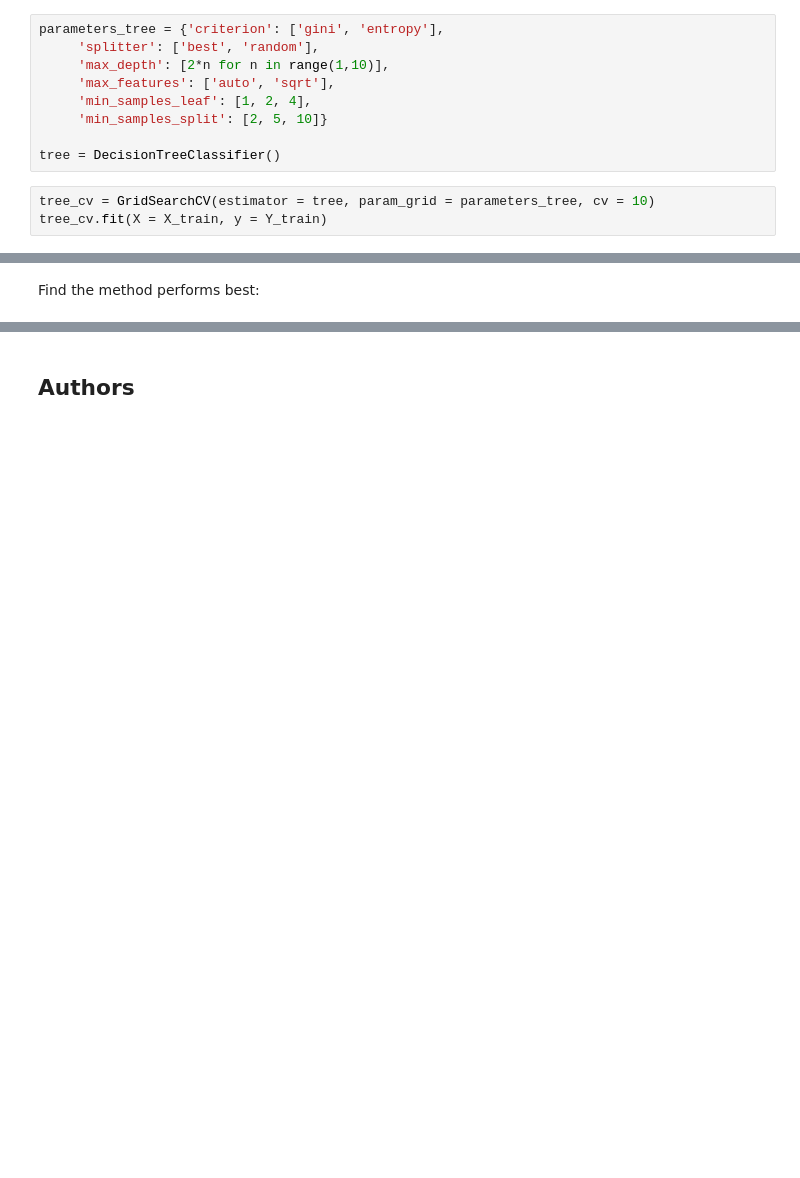
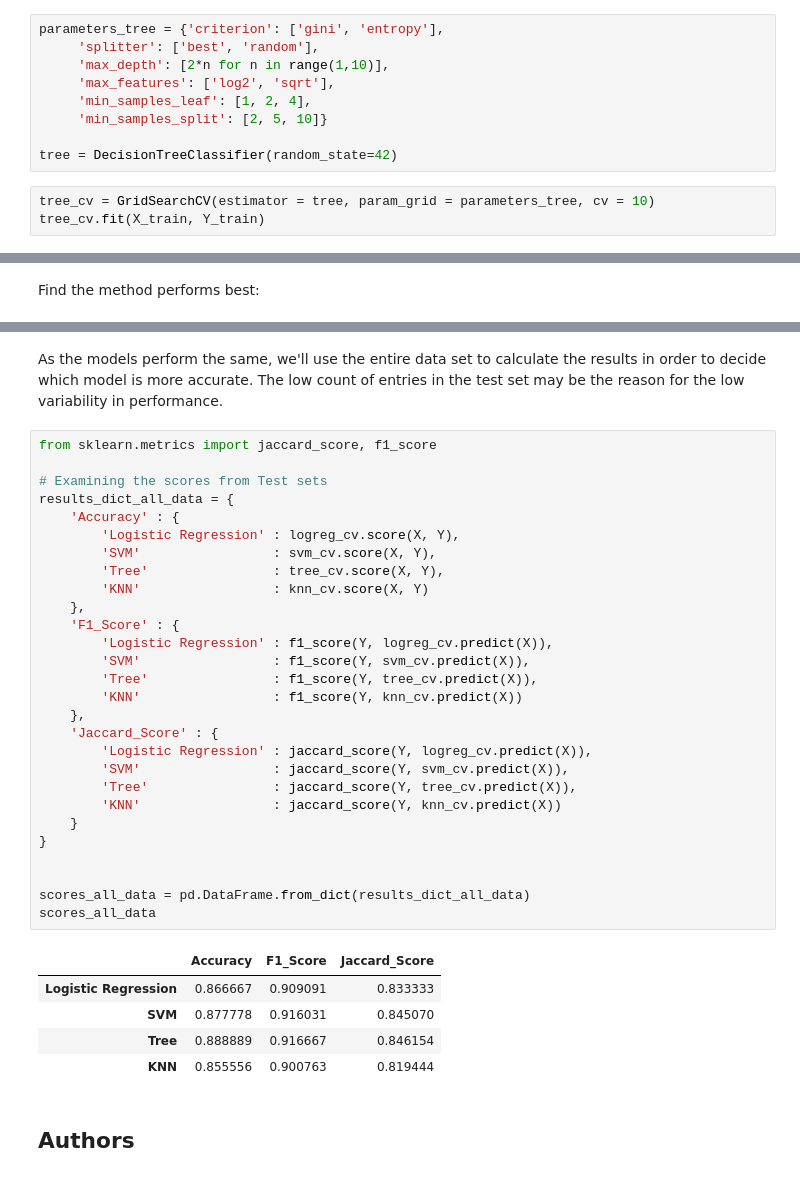
Before and after one commit to stas-shavlev/IBM-Applied-Data-Science-Capstone, a Jupyter notebook: 7-SpaceX_Machine Learning Prediction_Part_5.ipynb, the cells around one changed output, grey strips where cells are left out. Drawn from its saved outputs; the diff is of its cells as text; blank space fills up the shorter version.

```diff
--- a/7-SpaceX_Machine Learning Prediction_Part_5.ipynb
+++ b/7-SpaceX_Machine Learning Prediction_Part_5.ipynb
@@ -254,12 +256,12 @@ Create a decision tree classifier object then  create a  <code>GridSearchCV</cod
 parameters_tree = {'criterion': ['gini', 'entropy'],
      'splitter': ['best', 'random'],
      'max_depth': [2*n for n in range(1,10)],
-     'max_features': ['auto', 'sqrt'],
+     'max_features': ['log2', 'sqrt'],
      'min_samples_leaf': [1, 2, 4],
      'min_samples_split': [2, 5, 10]}
 
-tree = DecisionTreeClassifier()
+tree = DecisionTreeClassifier(random_state=42)
 # %%
 tree_cv = GridSearchCV(estimator = tree, param_grid = parameters_tree, cv = 10)
-tree_cv.fit(X = X_train, y = Y_train)
+tree_cv.fit(X_train, Y_train)
 # %% [output]
@@ -363,3 +375,39 @@ Y_test.shape
+# %% [markdown]
+As the models perform the same, we'll use the entire data set to calculate the results in order to decide which model is more accurate. The low count of entries in the test set may be the reason for the low variability in performance.
+# %%
+from sklearn.metrics import jaccard_score, f1_score
+
+# Examining the scores from Test sets
+results_dict_all_data = {
+    'Accuracy' : {
+        'Logistic Regression' : logreg_cv.score(X, Y),
+        'SVM'                 : svm_cv.score(X, Y),
+        'Tree'                : tree_cv.score(X, Y),
+        'KNN'                 : knn_cv.score(X, Y)
+    },
+    'F1_Score' : {
+        'Logistic Regression' : f1_score(Y, logreg_cv.predict(X)),
+        'SVM'                 : f1_score(Y, svm_cv.predict(X)),
+        'Tree'                : f1_score(Y, tree_cv.predict(X)),
+        'KNN'                 : f1_score(Y, knn_cv.predict(X))
+    },
+    'Jaccard_Score' : {
+        'Logistic Regression' : jaccard_score(Y, logreg_cv.predict(X)),
+        'SVM'                 : jaccard_score(Y, svm_cv.predict(X)),
+        'Tree'                : jaccard_score(Y, tree_cv.predict(X)),
+        'KNN'                 : jaccard_score(Y, knn_cv.predict(X))
+    }
+}
+
+
+scores_all_data = pd.DataFrame.from_dict(results_dict_all_data)
+scores_all_data
+# %% [output]
+|  | Accuracy | F1_Score | Jaccard_Score |
+| Logistic Regression | 0.866667 | 0.909091 | 0.833333 |
+| SVM | 0.877778 | 0.916031 | 0.845070 |
+| Tree | 0.888889 | 0.916667 | 0.846154 |
+| KNN | 0.855556 | 0.900763 | 0.819444 |
 # %% [markdown]
 ## Authors
 # %% [markdown]
```
Also changed, not shown: parts of 19 cells of this notebook.
